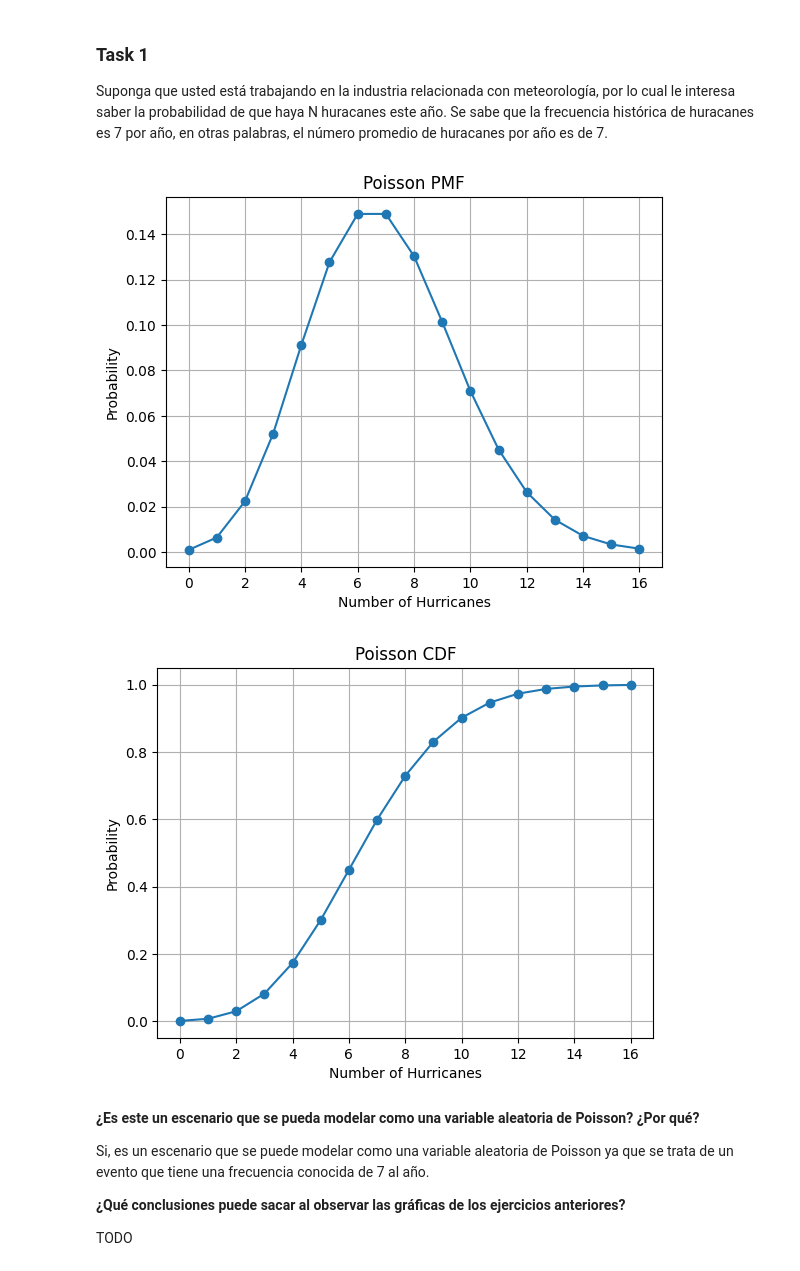
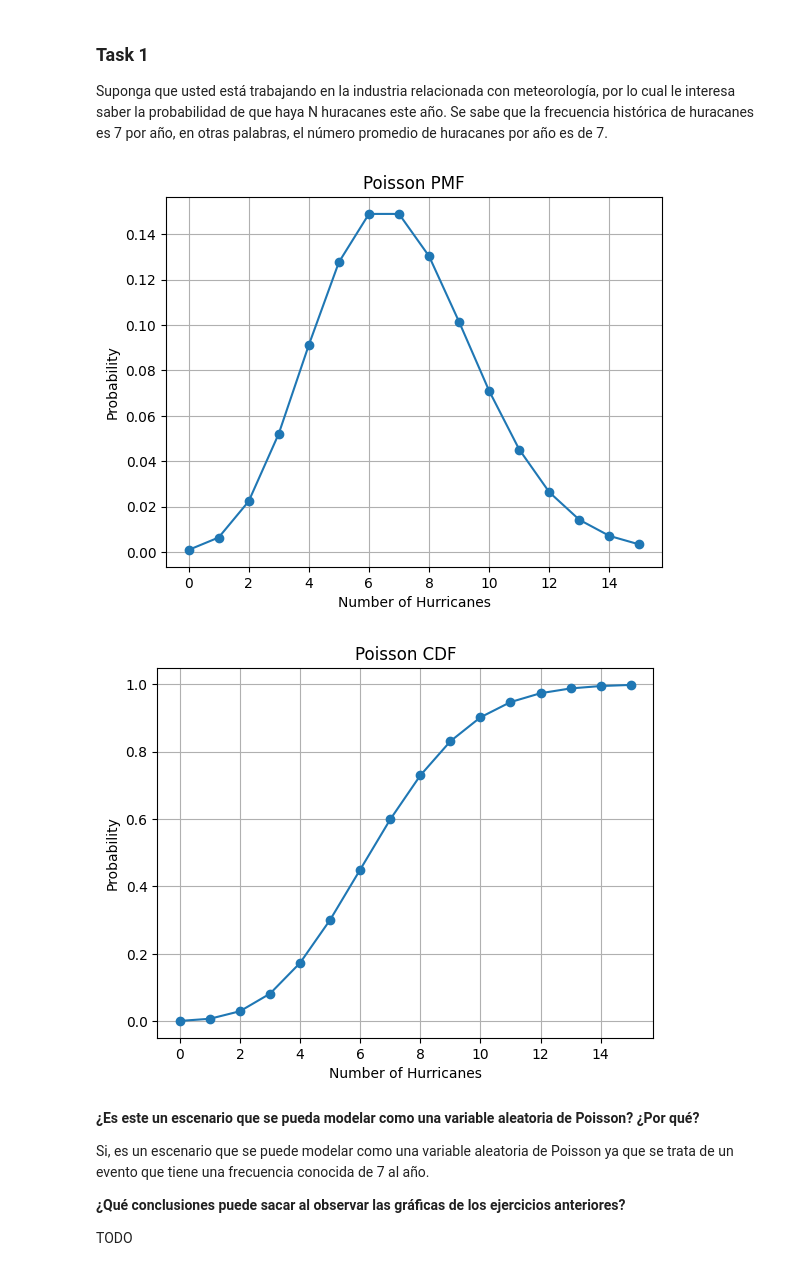
Before and after one commit to Ldsc2002/Modelacion-Corto1, a Jupyter notebook: Parte 1.ipynb, the cells around one changed output. Drawn from its saved outputs; the diff is of its cells as text; code cells hidden in the pictures.

```diff
--- a/Parte 1.ipynb
+++ b/Parte 1.ipynb
@@ -2,50 +2,37 @@
 ### Task 1
 Suponga que usted está trabajando en la industria relacionada con meteorología, por lo cual le interesa saber la probabilidad de que haya N huracanes este año. Se sabe que la frecuencia histórica de huracanes es 7 por año, en otras palabras, el número promedio de huracanes por año es de 7.
 # %%
+from scipy.stats import poisson, uniform
 import numpy as np
 import matplotlib.pyplot as plt
-
-# Función para calcular la PMF de una distribución binomial
-def poissonPMF(n, lambdaParam):
-    return np.exp(-lambdaParam) * np.power(lambdaParam, n) / np.math.factorial(n)
-
-# Función para calcular la CDF de una distribución binomial
-def poissonCDF(n, lambdaParam):
-    cdf = np.zeros(n + 1)
-
-    for i in range(n + 1):
-        j = np.arange(0, i + 1)
-        cdf[i] = np.sum([poissonPMF(k, lambdaParam) for k in j])
-
-    return cdf
 
 # Parámetros
 lambdaParam = 7
 maxHurricanes = 16
 
 # Crear un arreglo con los valores de x
-x = np.arange(0, maxHurricanes + 1)
+x = np.arange(0, maxHurricanes)
 
 # Graficar la PMF con un máximo de 16 huracanes
-y = [poissonPMF(i, lambdaParam) for i in x]
+y = poisson.pmf(x, lambdaParam)
 plt.plot(x, y, 'o-')
 plt.title('Poisson PMF')
 plt.xlabel('Number of Hurricanes')
 plt.ylabel('Probability')
 plt.grid(True)
 plt.show()
 
 # Graficar la CDF con un máximo de 16 huracanes
-y = poissonCDF(maxHurricanes, lambdaParam)
+y = poisson.cdf(x, lambdaParam)
 plt.plot(x, y, 'o-')
 plt.title('Poisson CDF')
 plt.xlabel('Number of Hurricanes')
 plt.ylabel('Probability')
 plt.grid(True)
 plt.show()
 # %% [output]
-[figure, old version]
+[figure, new version]
-[figure, old version]
+[figure, new version]
 # %% [markdown]
 **¿Es este un escenario que se pueda modelar como una variable aleatoria de Poisson? ¿Por qué?**
 
```
Also changed, not shown: parts of 2 cells of this notebook.
